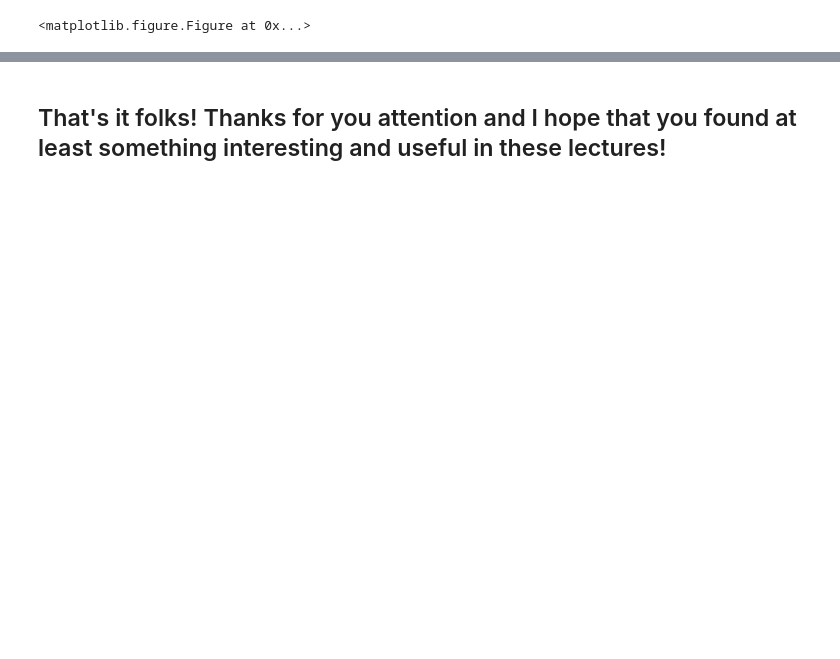
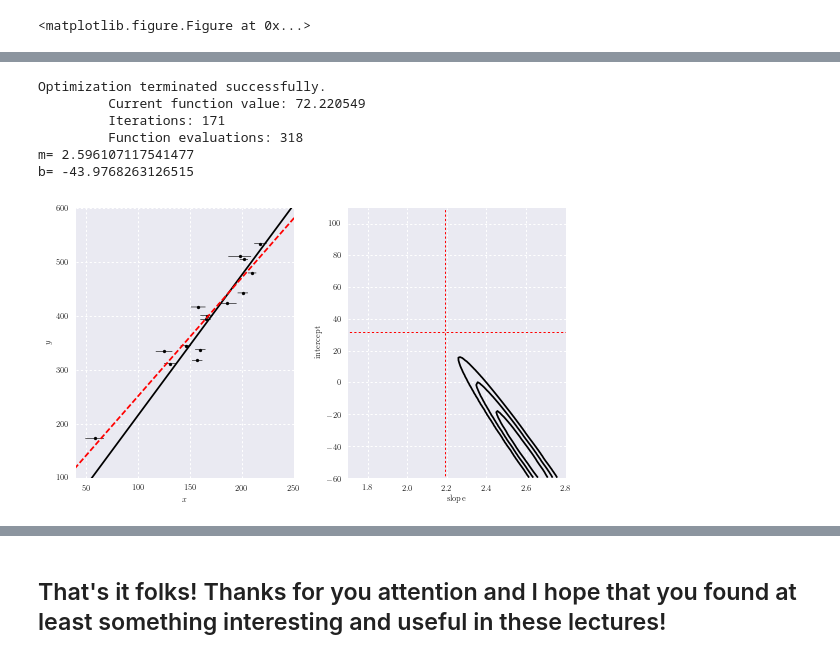
Before and after one commit to dirac-institute/SPSAS2019, a Jupyter notebook: lectures/SPSAS2019day3-2.ipynb, the cells around one changed output, grey strips where cells are left out. Saved outputs shown, nothing was run; the diff lists cells and outputs as text; code cells hidden in the pictures; blank space fills up the shorter version.

```diff
--- a/lectures/SPSAS2019day3-2.ipynb
+++ b/lectures/SPSAS2019day3-2.ipynb
@@ -22,0 +170,20 @@ describes the human IQ (intelligence quotient) distribution.
+# %%
+## now only errors in x; note that we could switch the axes and use standard LSQ
+# Find best-fit parameters
+err_x = sigma_x
+err_y = 0*sigma_y
+rho = rho_xy
+best_fit2 = get_best_fit(x, y, err_x, err_y, rho)
+m_fit2, b_fit2 = get_m_b(best_fit2)
+print 'm=', m_fit2
+print 'b=', b_fit2
+# plot best fit
+plot_best_fit(x, y, err_x, err_y, rho, best_fit2, mLSQ, bLSQ)
+# %% [output]
+Optimization terminated successfully.
+         Current function value: 72.220549
+         Iterations: 171
+         Function evaluations: 318
+m= 2.596107117541477
+b= -43.9768263126515
+[figure, added]
```
Also changed, not shown: parts of 41 cells of this notebook, 2 other files.
